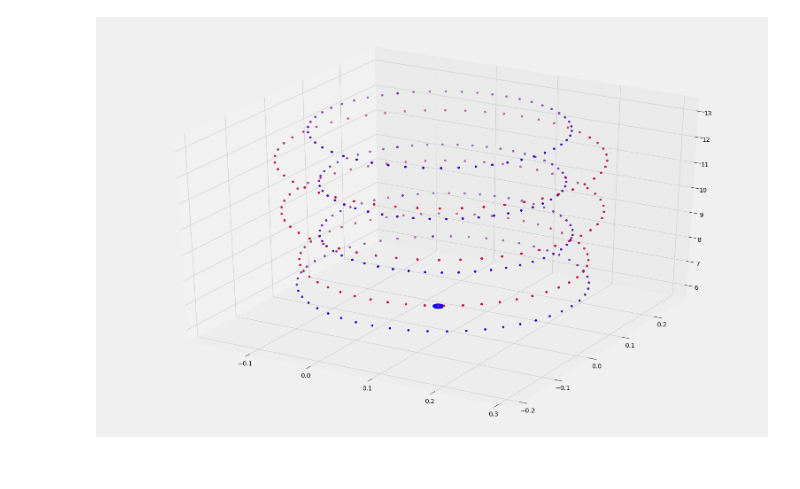
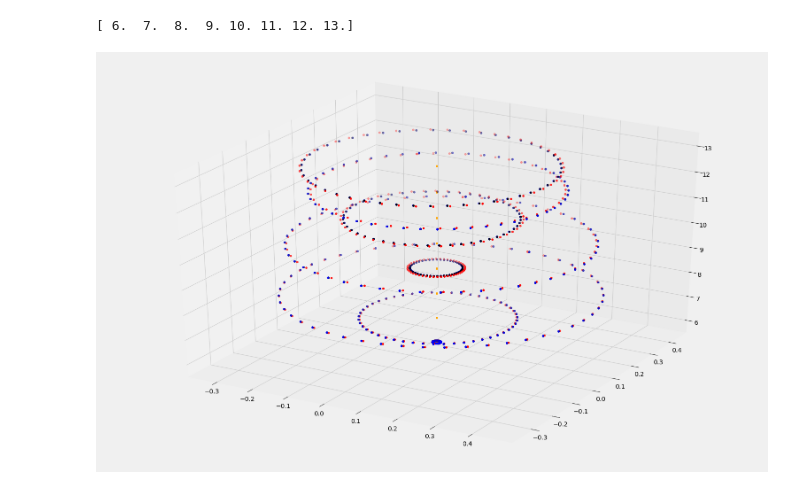
Before and after one commit to ckampa13/particle_EM_tracks, a Jupyter notebook: scripts/Darren/randomphi/Jupyter Notebooks/Readpkl(multipleparam).ipynb, the cells around one changed output. Cells and saved outputs as stored; diff of their text form; code cells hidden in the pictures.

```diff
--- a/scripts/Darren/randomphi/Jupyter Notebooks/Readpkl(multipleparam).ipynb
+++ b/scripts/Darren/randomphi/Jupyter Notebooks/Readpkl(multipleparam).ipynb
@@ -78,6 +195,6 @@ df
 # %%
-def restructure(df, z):
-    olddf = df[(np.isclose(df['theta'], np.pi/6, 1e-1))&(df['field'] == 5.0)&(df['z']==z)]
+def restructure(df, z, fieldval, thetaval):
+    olddf = df[(np.isclose(df['theta'], thetaval, 1e-3))&(df['field'] == fieldval)&(df['z']==z)]
 
     nomdata = []
     disdata = []
@@ -134,0 +311,21 @@ Text(0, 0.5, 'Y (meters)')
+# %%
+uniquez, zval, fieldval, thetaval, nomphis, nomxs, nomys, nomrs, disphis, \
+disxs, disys, disrs = restructure(df, 12.0, 50.0, 1.795)
+
+uniquez2, zval2, fieldval2, thetaval2, nomphis2, nomxs2, nomys2, nomrs2, disphis2, \
+disxs2, disys2, disrs2 = restructure(df, 12.0, 5.0, 1.795)
+
+fig2 = plt.figure()
+#plt.scatter(nomxs, nomys, c='b', marker='s', label='nom')
+plt.scatter(disxs, disys, c='r', marker='s', label='50 Gauss dis')
+
+plt.scatter(nomxs2, nomys2, c='b', marker='s', label='nom')
+plt.scatter(disxs2, disys2, c='g', marker='s', label='5 Gauss dis')
+
+plt.scatter(0, 0)
+plt.scatter(0.054094482, 0.03873037)
+
+plt.title(f'Y vs X for Nominal and Distorted Fields at Z = {zval}' )
+plt.legend(loc='upper right')
+plt.xlabel("X (meters)")
+plt.ylabel("Y (meters)")
@@ -135,14 +335,26 @@ Text(0, 0.5, 'Y (meters)')
 # %%
 fig = plt.figure()
 ax = fig.add_subplot(111, projection = '3d')
+print(uniquez)
 for i in uniquez:
 
     uniquez, zval, fieldval, thetaval, nomphis, nomxs, nomys, nomrs, disphis, \
-    disxs, disys, disrs = restructure(df, i)
+    disxs, disys, disrs = restructure(df, i, 50.0, 0.76936963)
 
-    ax.scatter(nomxs, nomys, i, c='b')
-    ax.scatter(disxs, disys, i, c='r')
+    ax.scatter(nomxs, nomys, i, c='blue', label='nom')
+    ax.scatter(disxs, disys, i, c='red', label='50 Gauss dis')
 
-fig.savefig(datadir+'plot.png')
+    ax.scatter(0.054094482, 0.03873037, i, c = 'orange')
+
+for i in uniquez:
+
+    uniquez2, zval2, fieldval2, thetaval2, nomphis2, nomxs2, nomys2, nomrs2, disphis2, \
+    disxs2, disys2, disrs2 = restructure(df, i, 5.0, 0.76936963)
+
+    #ax.scatter(nomxs, nomys, i, c='black')
+    ax.scatter(disxs2, disys2, i, c='black', label='5 Gauss dis')
+
+fig.savefig(datadir+'plot.pdf')
 # %% [output]
+[ 6.  7.  8.  9. 10. 11. 12. 13.]
-[figure, old version]
+[figure, new version]
```
Also changed, not shown: parts of 22 cells of this notebook, 2 other files.
